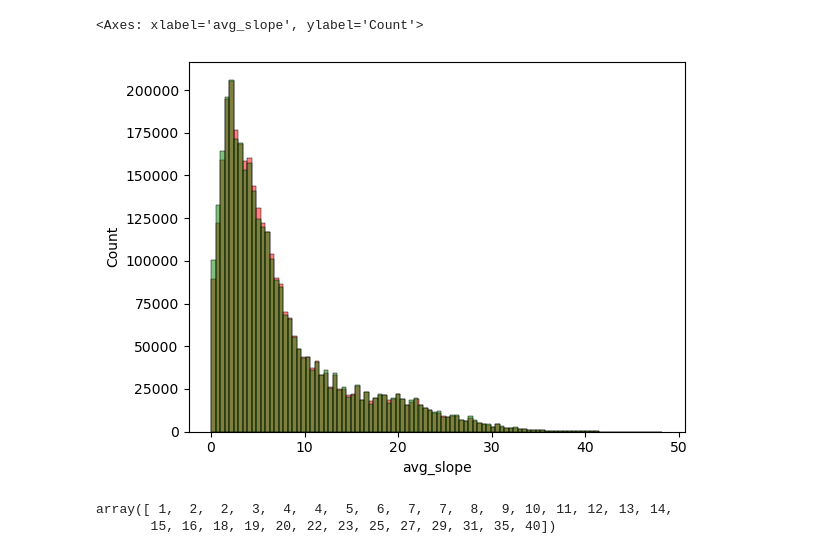
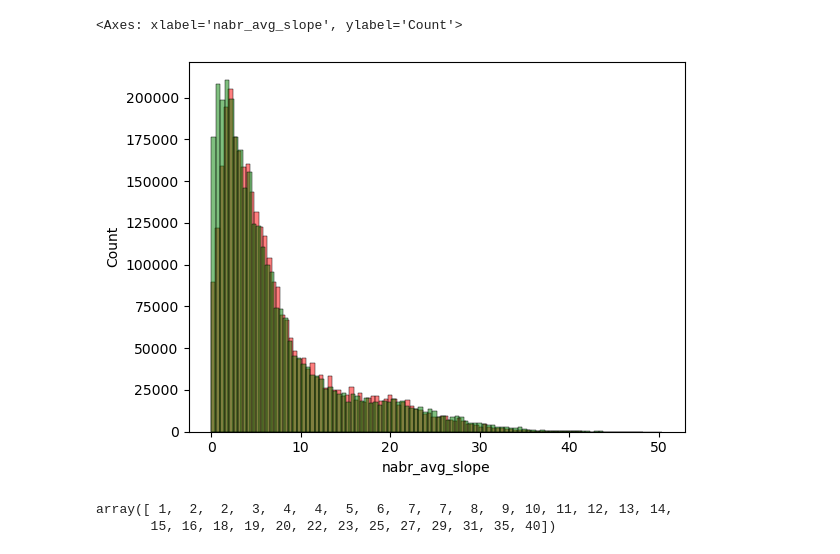
Before and after one commit to AdamSwietek/LUP_VisualCapital, a Jupyter notebook: notebooks/explore_vc/2_spatial_distribution.ipynb, the cells around one changed output. Drawn from its saved outputs; the diff is of its cells as text; code cells hidden in the pictures.

```diff
--- a/notebooks/explore_vc/2_spatial_distribution.ipynb
+++ b/notebooks/explore_vc/2_spatial_distribution.ipynb
@@ -7,13 +7,14 @@ import seaborn as sns
 import mapclassify as mc
 import matplotlib.pyplot as plt
 # %%
-dataset = pd.read_pickle('../../geodata/results/02_spatial_lagged_master.pkl')
+# dataset = pd.read_pickle('../../geodata/results/02_spatial_lagged_master.pkl')
+dataset = pd.read_pickle('../../../geodata/results/02_spatial_lagged_master.pkl')
 # %%
-sns.histplot(data = dataset.avg_slope, bins = 100, alpha = .5, color = 'red')
-sns.histplot(data = dataset.slope_mean, bins = 100, alpha = .5, color = 'green')
+sns.histplot(data = dataset.nabr_avg_slope, bins = 100, alpha = .5, color = 'red')
+sns.histplot(data = dataset.nabr_med_slope, bins = 100, alpha = .5, color = 'green')
 # %% [output]
-<Axes: xlabel='avg_slope', ylabel='Count'>
+<Axes: xlabel='nabr_avg_slope', ylabel='Count'>
-[figure, old version]
+[figure, new version]
 # %%
 bin_slope
 # %% [output]
```
Also changed, not shown: 1 other file.
